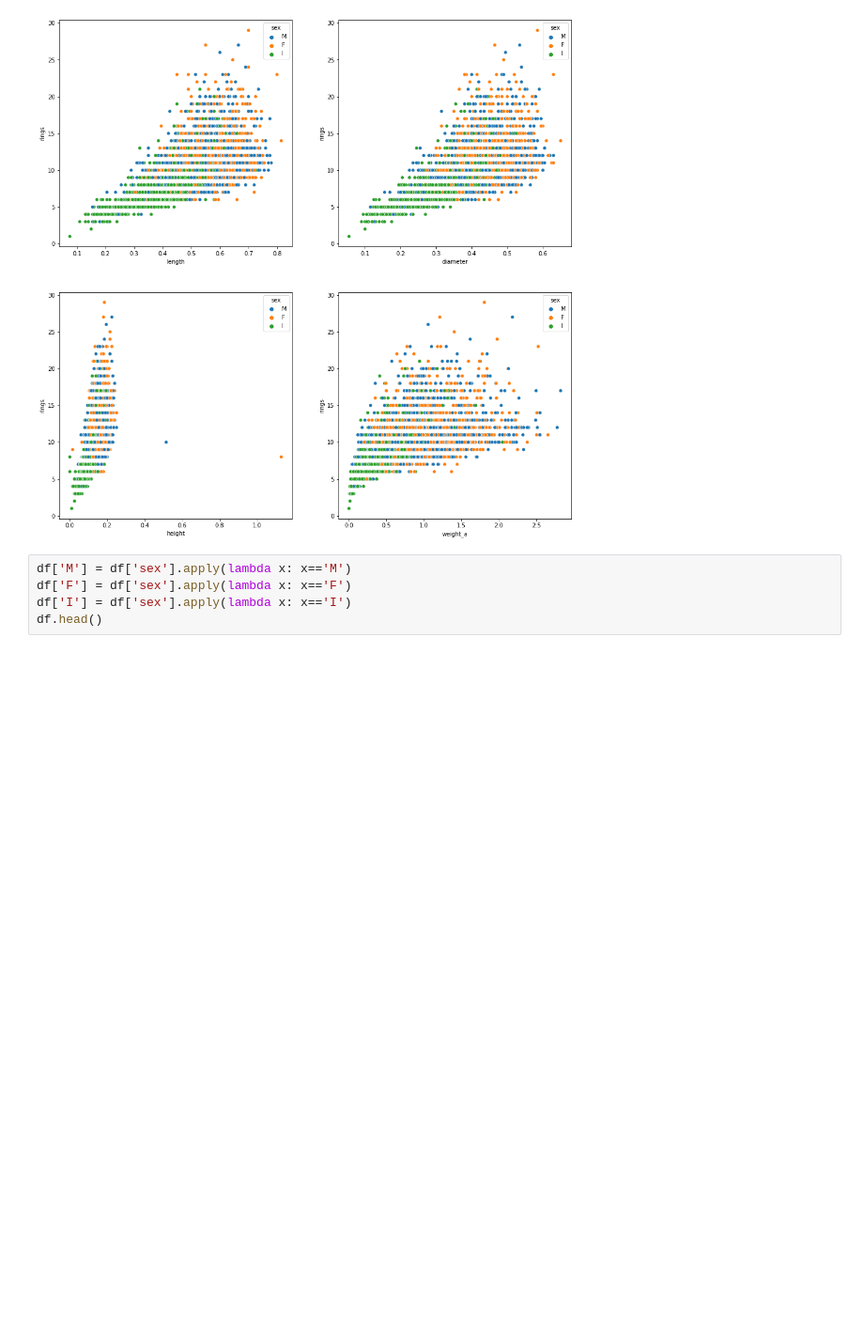
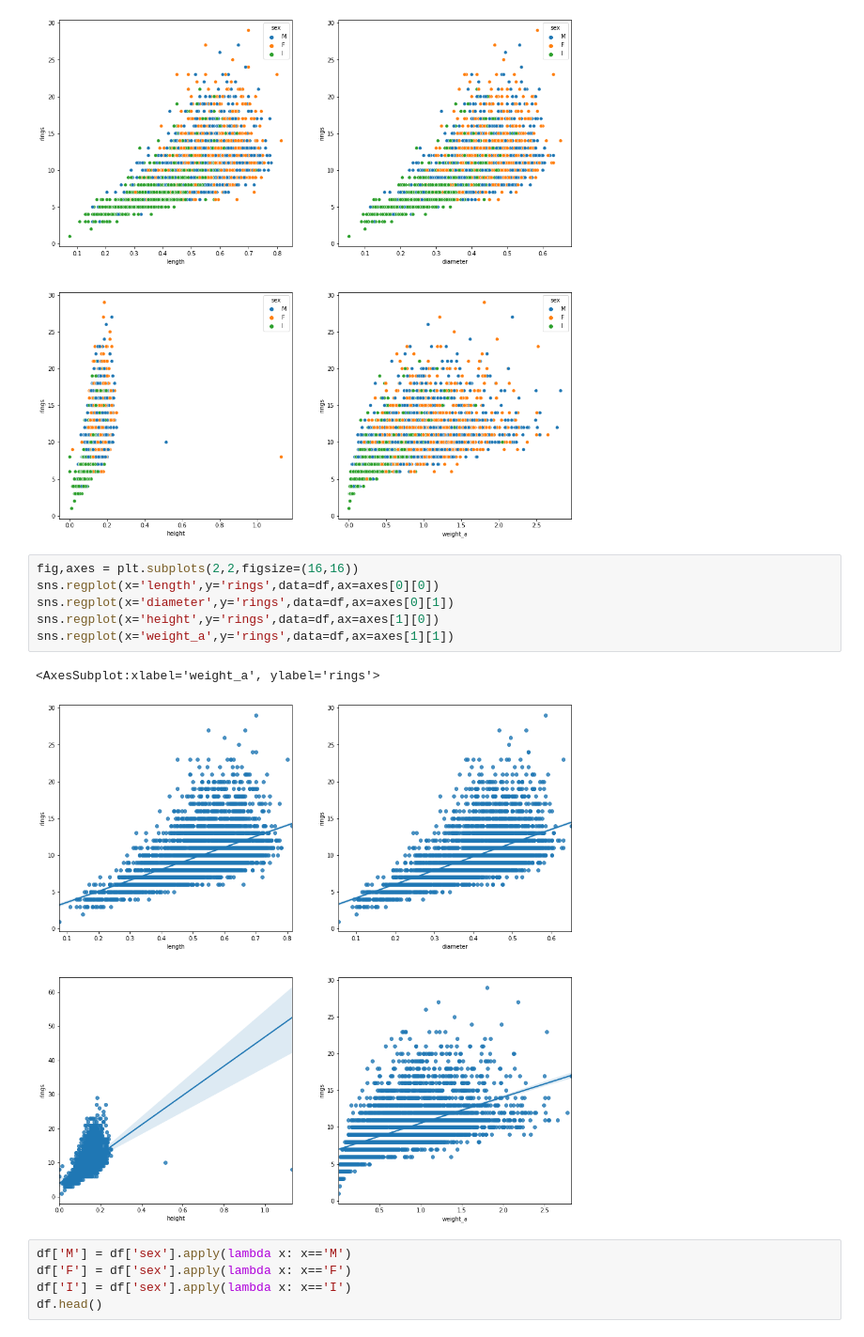
Before and after one commit to HeptaDecane/Hons.DSV, a Jupyter notebook: A04/notebook.ipynb, the cells around one changed output. Shown at 94% size. Drawn from its saved outputs; the diff is of its cells as text; blank space fills up the shorter version.

```diff
--- a/A04/notebook.ipynb
+++ b/A04/notebook.ipynb
@@ -146,6 +146,15 @@ sns.scatterplot(x='weight_a',y='rings',data=df,hue='sex',ax=axes[1][1])
 # %% [output]
 <AxesSubplot:xlabel='weight_a', ylabel='rings'>
 [figure]
+# %%
+fig,axes = plt.subplots(2,2,figsize=(16,16))
+sns.regplot(x='length',y='rings',data=df,ax=axes[0][0])
+sns.regplot(x='diameter',y='rings',data=df,ax=axes[0][1])
+sns.regplot(x='height',y='rings',data=df,ax=axes[1][0])
+sns.regplot(x='weight_a',y='rings',data=df,ax=axes[1][1])
+# %% [output]
+<AxesSubplot:xlabel='weight_a', ylabel='rings'>
+[figure, added]
 # %%
 df['M'] = df['sex'].apply(lambda x: x=='M')
 df['F'] = df['sex'].apply(lambda x: x=='F')
```
Also changed, not shown: parts of 11 cells of this notebook, 1 other file.
